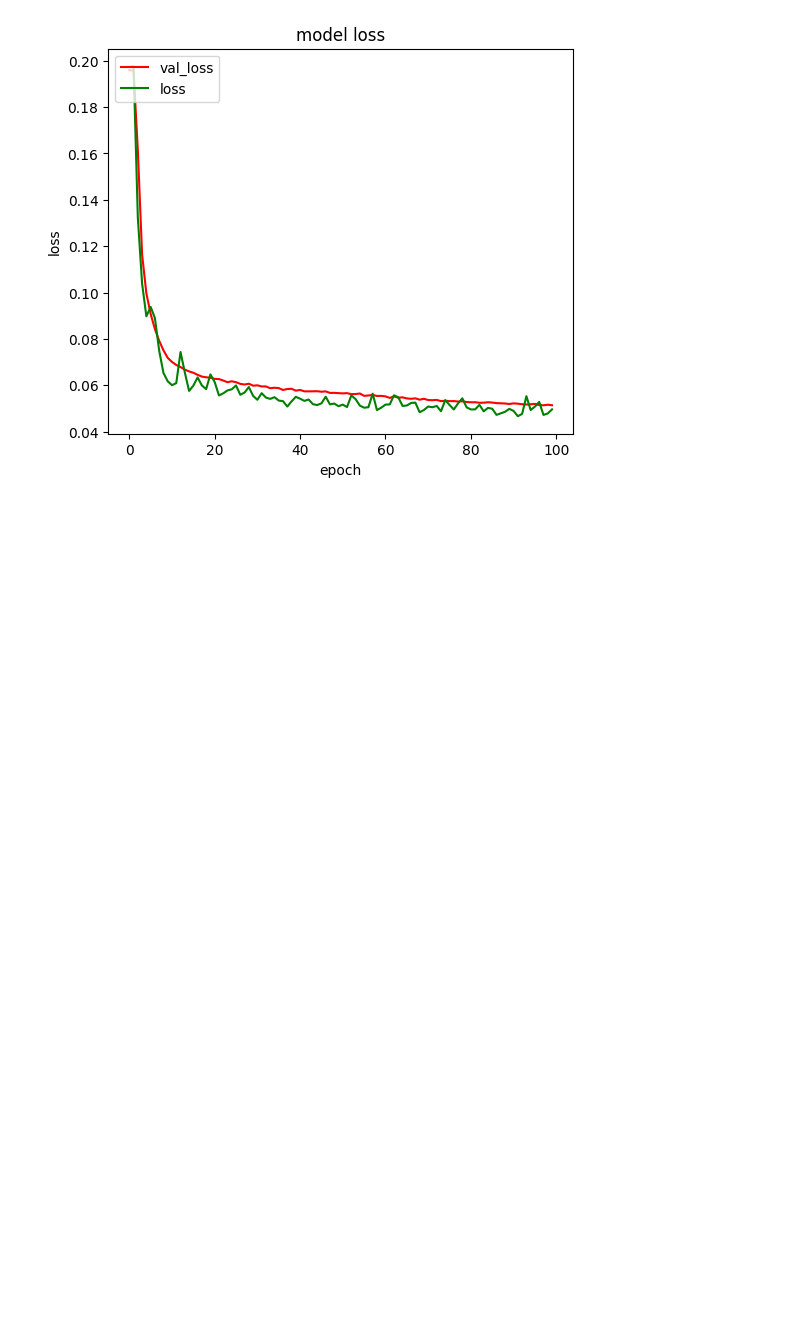
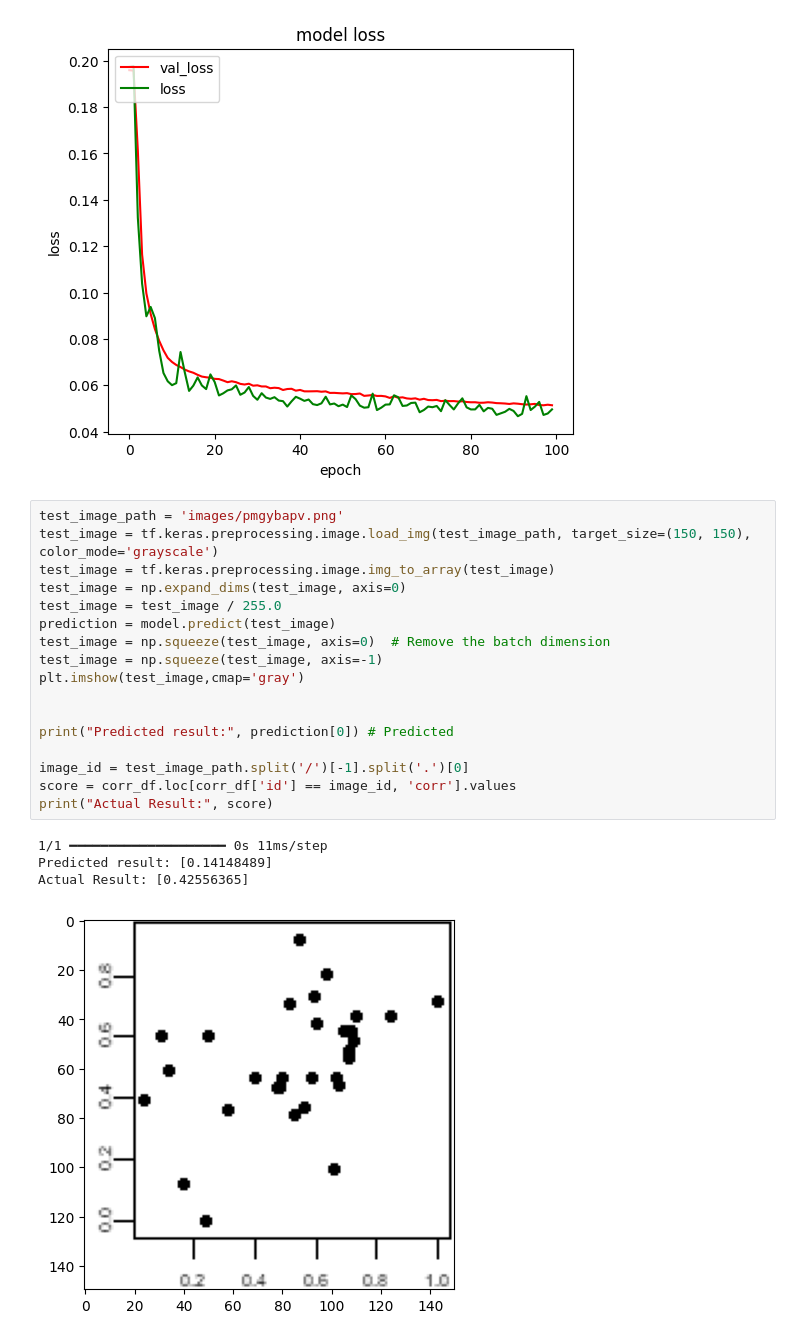
Before and after one commit to Shashan-k/Projects, a Jupyter notebook: img_corr/img_corr.ipynb, the cells around one changed output. Drawn from its saved outputs; the diff is of its cells as text; blank space fills up the shorter version.

```diff
--- a/img_corr/img_corr.ipynb
+++ b/img_corr/img_corr.ipynb
@@ -173,3 +173,25 @@ plt.legend(['val_loss', 'loss'], loc='upper left')
 plt.show()
 # %% [output]
 [figure]
+# %%
+test_image_path = 'images/pmgybapv.png'
+test_image = tf.keras.preprocessing.image.load_img(test_image_path, target_size=(150, 150), color_mode='grayscale')
+test_image = tf.keras.preprocessing.image.img_to_array(test_image)
+test_image = np.expand_dims(test_image, axis=0)
+test_image = test_image / 255.0
+prediction = model.predict(test_image)
+test_image = np.squeeze(test_image, axis=0)  # Remove the batch dimension
+test_image = np.squeeze(test_image, axis=-1)
+plt.imshow(test_image,cmap='gray')
+
+
+print("Predicted result:", prediction[0]) # Predicted
+
+image_id = test_image_path.split('/')[-1].split('.')[0]
+score = corr_df.loc[corr_df['id'] == image_id, 'corr'].values
+print("Actual Result:", score)
+# %% [output]
+1/1 ━━━━━━━━━━━━━━━━━━━━ 0s 11ms/step
+Predicted result: [0.14148489]
+Actual Result: [0.42556365]
+[figure, added]
```
